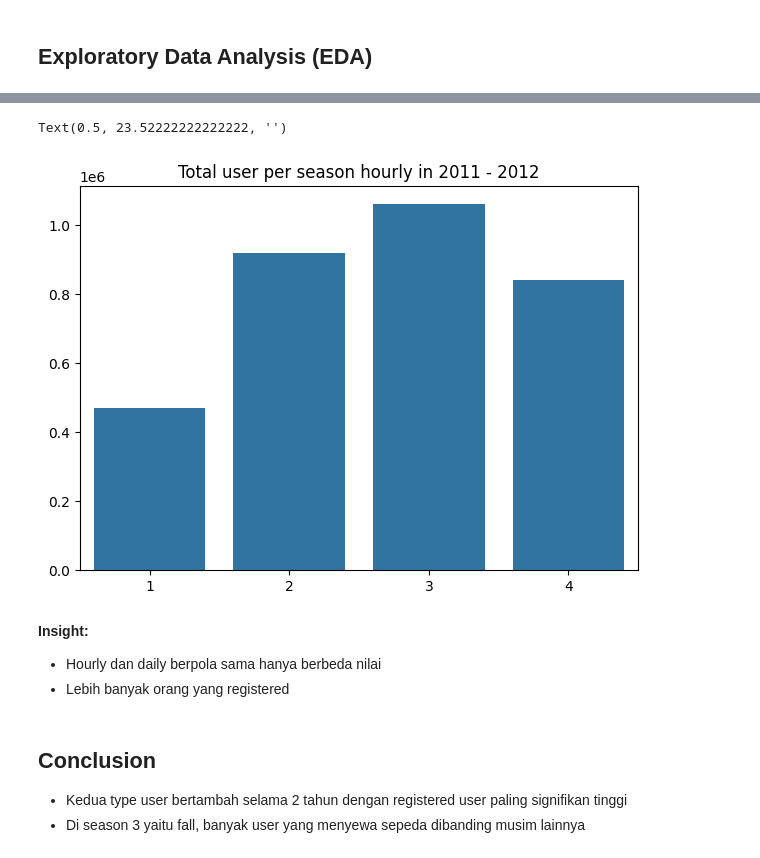
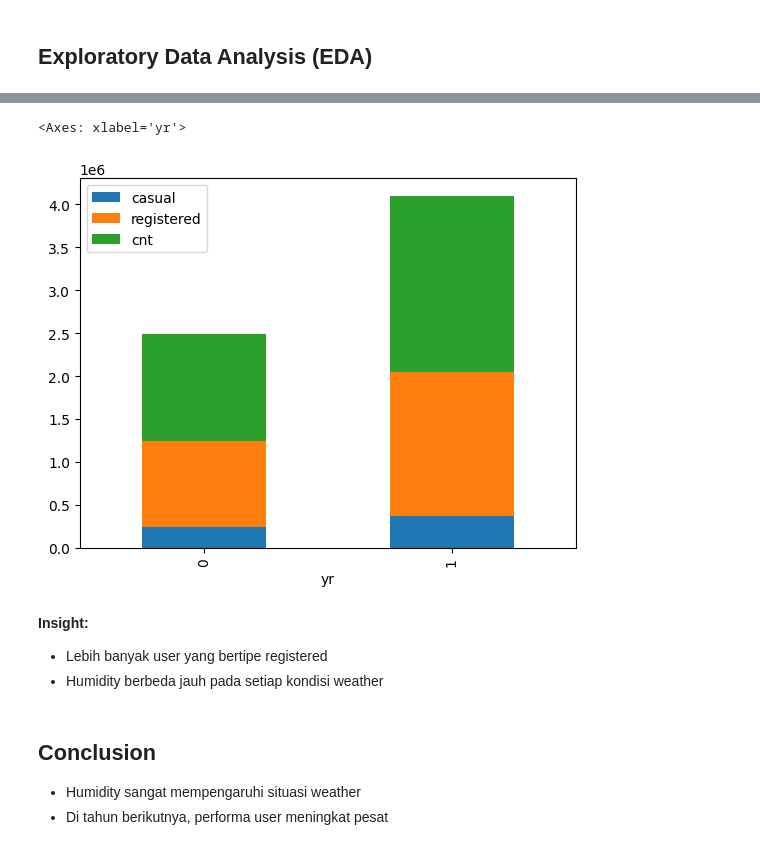
Before and after one commit to codewithnathan/bike_sharing, a Jupyter notebook: notebook.ipynb, the cells around one changed output, grey strips where cells are left out. Cells and saved outputs as stored; diff of their text form; code cells hidden in the pictures.

```diff
--- a/notebook.ipynb
+++ b/notebook.ipynb
@@ -232,0 +111,7 @@ season_hour_day_hourly = hour_day_df.groupby(by="season_hourly").agg({
+# %%
+day_by_year = day_df.groupby(by='yr').agg({
+    'casual': 'sum',
+    'registered': 'sum',
+    'cnt': 'sum',
+}).reset_index()
+print(day_by_year)
@@ -317,22 +137,13 @@ Text(0.5, 23.52222222222222, '')
-# %%
-sns.barplot(
-    y="cnt_hourly",
-    x="season_hourly",
-    data=season_hour_day_hourly
-)
-
-plt.title('Total user per season hourly in 2011 - 2012')
-plt.tight_layout()
-plt.ylabel(None)
-plt.xlabel(None)
-# %% [output]
-Text(0.5, 23.52222222222222, '')
-[figure, removed]
-# %% [markdown]
-**Insight:**
-- Hourly dan daily berpola sama hanya berbeda nilai
-- Lebih banyak orang yang registered
-# %% [markdown]
-## Conclusion
-- Kedua type user bertambah selama 2 tahun dengan registered user paling signifikan tinggi
-- Di season 3 yaitu fall, banyak user yang menyewa sepeda dibanding musim lainnya
+# %%
+day_by_year.plot(kind='bar', x='yr', y=['casual', 'registered', 'cnt'], stacked=True)
+# %% [output]
+<Axes: xlabel='yr'>
+[figure, added]
+# %% [markdown]
+**Insight:**
+- Lebih banyak user yang bertipe registered
+- Humidity berbeda jauh pada setiap kondisi weather
+# %% [markdown]
+## Conclusion
+- Humidity sangat mempengaruhi situasi weather
+- Di tahun berikutnya, performa user meningkat pesat
```
Also changed, not shown: parts of 37 cells of this notebook, 3 other files.
